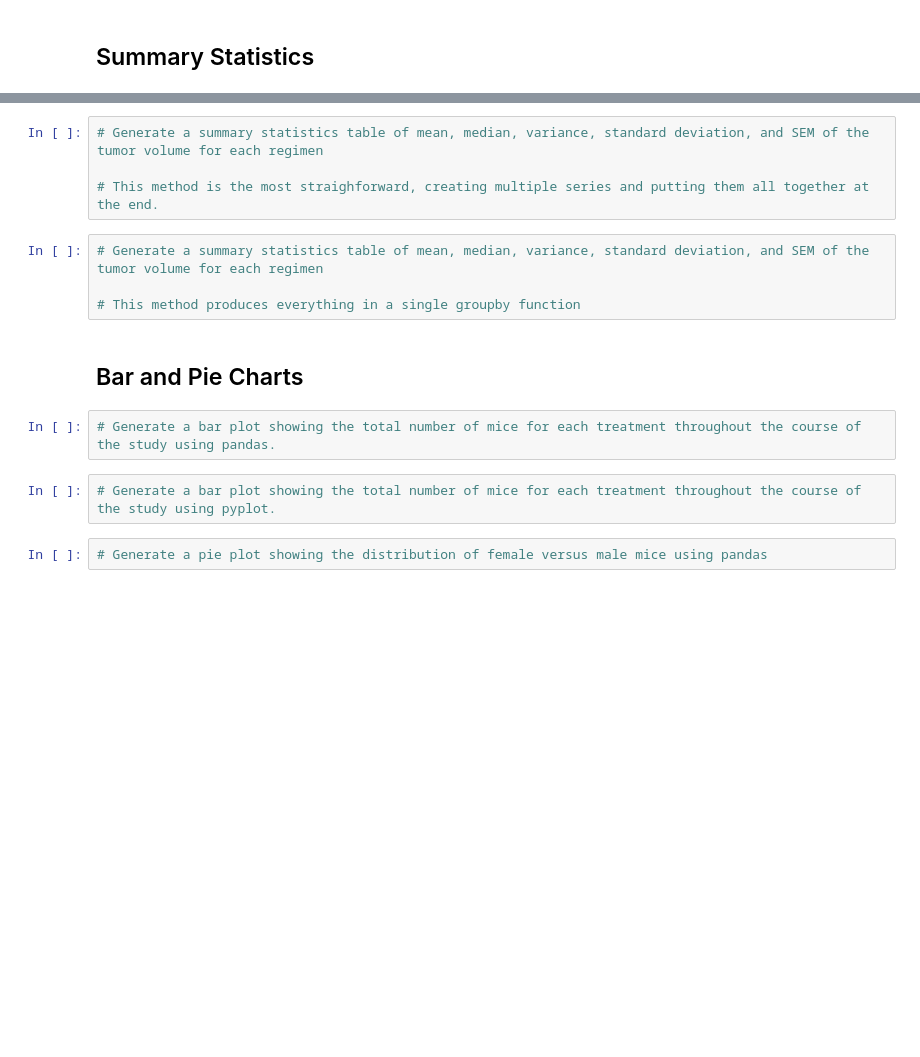
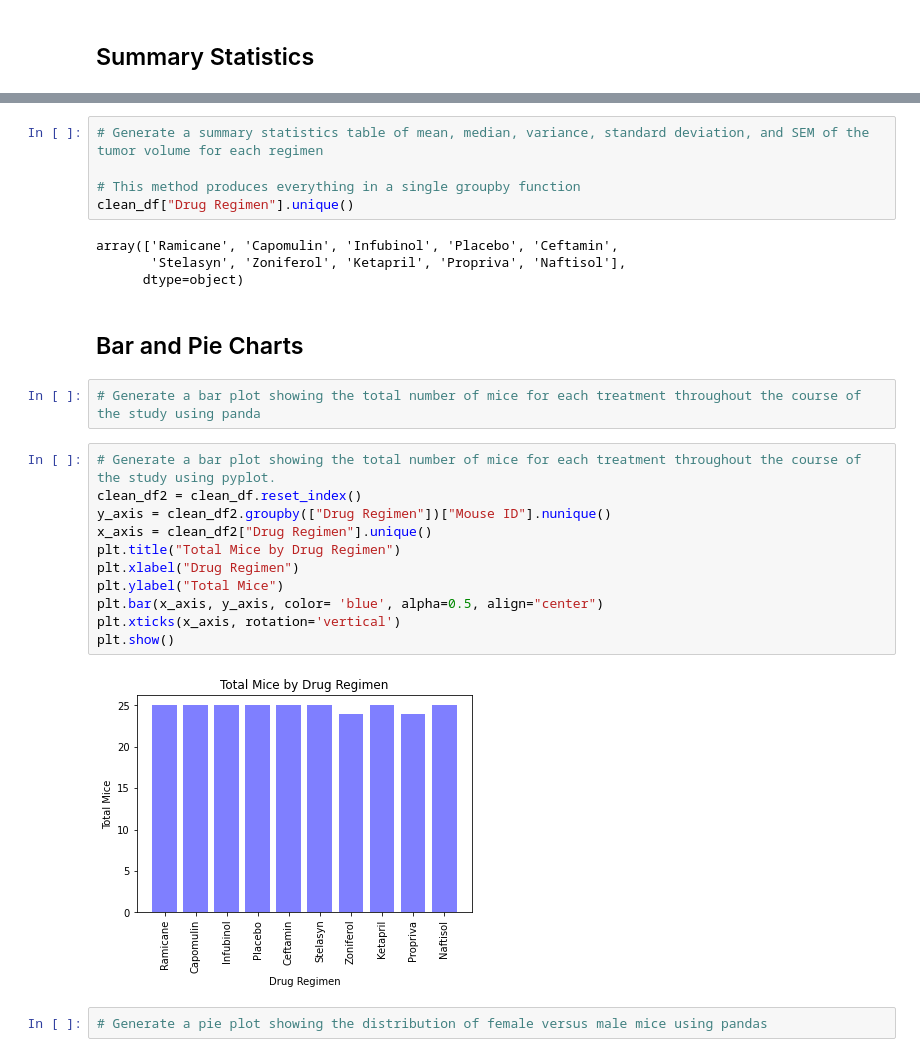
Before and after one commit to Kyle86T/matplotlib_homework, a Jupyter notebook: pymaceuticals_starter.ipynb, the cells around one changed output, grey strips where cells are left out. Saved outputs shown, nothing was run; the diff lists cells and outputs as text; blank space fills up the shorter version.

```diff
--- a/pymaceuticals_starter.ipynb
+++ b/pymaceuticals_starter.ipynb
@@ -90,17 +111,29 @@ clean_df_count["Mouse ID"].nunique()
 # %%
 # Generate a summary statistics table of mean, median, variance, standard deviation, and SEM of the tumor volume for each regimen
 
-# This method is the most straighforward, creating multiple series and putting them all together at the end.
+# This method produces everything in a single groupby function
+clean_df["Drug Regimen"].unique()
+# %% [output]
+array(['Ramicane', 'Capomulin', 'Infubinol', 'Placebo', 'Ceftamin',
+       'Stelasyn', 'Zoniferol', 'Ketapril', 'Propriva', 'Naftisol'],
+      dtype=object)
-# %%
-# Generate a summary statistics table of mean, median, variance, standard deviation, and SEM of the tumor volume for each regimen
-
-# This method produces everything in a single groupby function
 # %% [markdown]
 ## Bar and Pie Charts
 # %%
-# Generate a bar plot showing the total number of mice for each treatment throughout the course of the study using pandas.
+# Generate a bar plot showing the total number of mice for each treatment throughout the course of the study using panda
 # %%
 # Generate a bar plot showing the total number of mice for each treatment throughout the course of the study using pyplot.
+clean_df2 = clean_df.reset_index()
+y_axis = clean_df2.groupby(["Drug Regimen"])["Mouse ID"].nunique()
+x_axis = clean_df2["Drug Regimen"].unique()
+plt.title("Total Mice by Drug Regimen")
+plt.xlabel("Drug Regimen")
+plt.ylabel("Total Mice")
+plt.bar(x_axis, y_axis, color= 'blue', alpha=0.5, align="center")
+plt.xticks(x_axis, rotation='vertical')
+plt.show()
+# %% [output]
+[figure, added]
 # %%
 # Generate a pie plot showing the distribution of female versus male mice using pandas
 # %%
```
Also changed, not shown: parts of 7 cells of this notebook.
